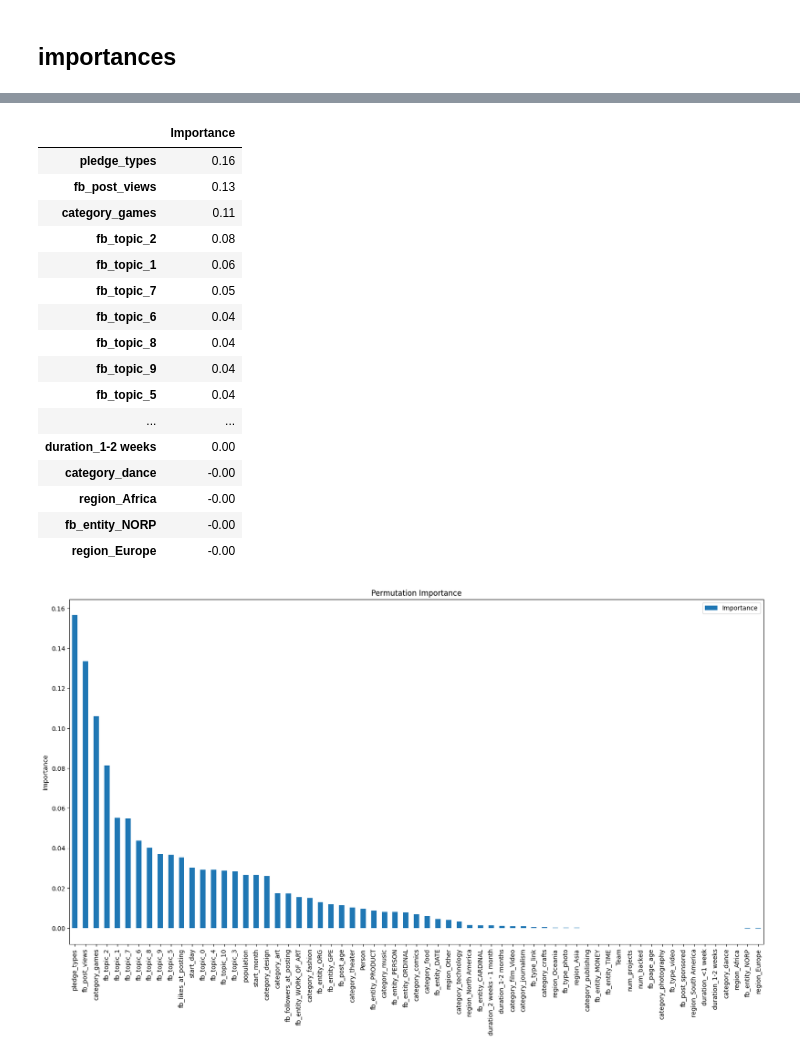
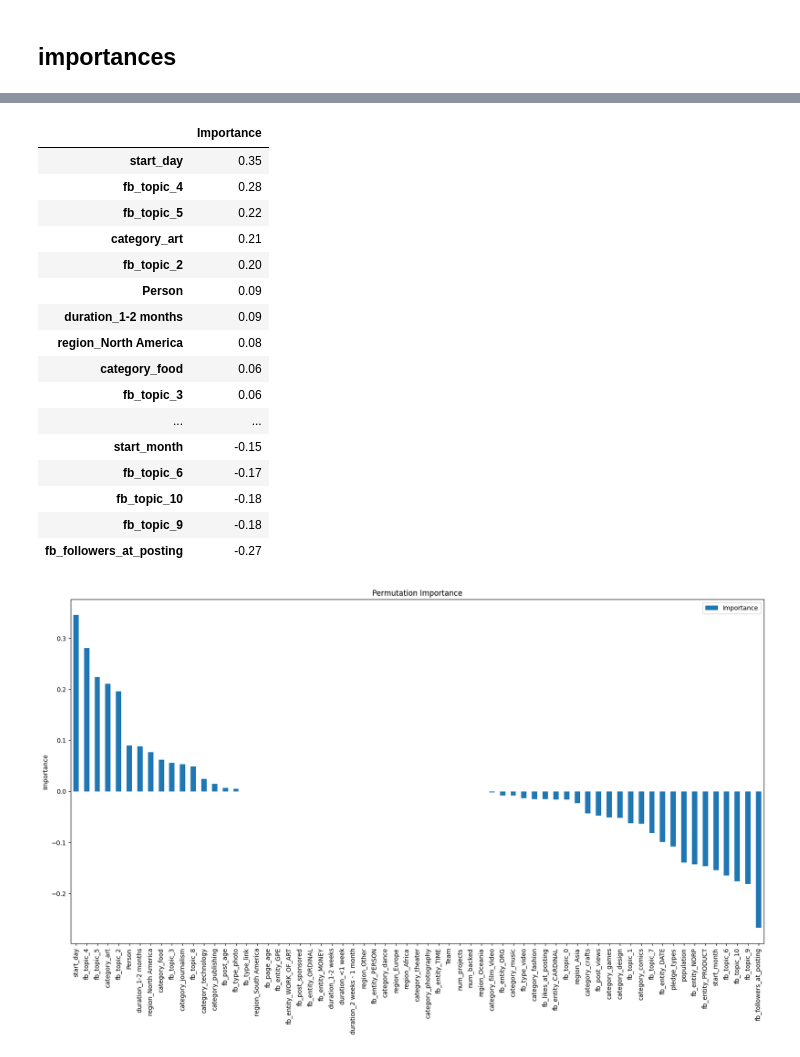
Before and after one commit to Akhil-Theerthala/Crowdfunding-Social-Media-Drivers, a Jupyter notebook: Modelling/02 - engagement_success.ipynb, the cells around one changed output, grey strips where cells are left out. Cells and saved outputs as stored; diff of their text form; code cells hidden in the pictures.

Commit message:
domain_success_perm_comb

```diff
--- a/Modelling/02 - engagement_success.ipynb
+++ b/Modelling/02 - engagement_success.ipynb
@@ -232,22 +232,3 @@ best_params, best_score
 ({'C': 100, 'kernel': 'linear'}, -0.012309475326919016)
 # %% [markdown]
 ## importances
-# %%
-domain_post = pd.read_csv('/workspaces/Crowdfunding-Social-Media-Drivers/Data/final_datasets/domain_post.csv')
-
-X_train, X_test, y_train, y_test = train_test_split(domain_post.drop(target_cols, axis=1), domain_post[target_cols],
-                                                    test_size=0.2, random_state=42, stratify=domain_post.success)
-
-# Load the scaler
-scaler = MinMaxScaler()
-#load from scaler.pkl
-# scaler = joblib.load('./02_success_engagement/domain_engagement_scaler.pkl')
-scaler = joblib.load('./02_success_engagement/domain_post_scaler.pkl')
-
-
-# Scale the training and testing data
-X_train_scaled = scaler.fit_transform(X_train)
-X_test_scaled = scaler.transform(X_test)
-
-# Load the model
-model = joblib.load('/workspaces/Crowdfunding-Social-Media-Drivers/Modelling/02_success_engagement/domain_post_num_backers.pkl')
@@ -263,21 +235,24 @@ y_test.head()
 # %%
+# Load the model
+model = joblib.load('/workspaces/Crowdfunding-Social-Media-Drivers/Modelling/02_success_engagement/domain_post_success.pkl')
+
 plot_permutation_importance(model, X_test_scaled, y_test.iloc[:,2], imp_columns=X_test.columns)
 # %% [output]
 |  | Importance |
-| pledge_types | 0.16 |
-| fb_post_views | 0.13 |
-| category_games | 0.11 |
-| fb_topic_2 | 0.08 |
-| fb_topic_1 | 0.06 |
-| fb_topic_7 | 0.05 |
-| fb_topic_6 | 0.04 |
-| fb_topic_8 | 0.04 |
-| fb_topic_9 | 0.04 |
-| fb_topic_5 | 0.04 |
+| start_day | 0.35 |
+| fb_topic_4 | 0.28 |
+| fb_topic_5 | 0.22 |
+| category_art | 0.21 |
+| fb_topic_2 | 0.20 |
+| Person | 0.09 |
+| duration_1-2 months | 0.09 |
+| region_North America | 0.08 |
+| category_food | 0.06 |
+| fb_topic_3 | 0.06 |
 | ... | ... |
-| duration_1-2 weeks | 0.00 |
-| category_dance | -0.00 |
-| region_Africa | -0.00 |
-| fb_entity_NORP | -0.00 |
-| region_Europe | -0.00 |
+| start_month | -0.15 |
+| fb_topic_6 | -0.17 |
+| fb_topic_10 | -0.18 |
+| fb_topic_9 | -0.18 |
+| fb_followers_at_posting | -0.27 |
-[figure, old version]
+[figure, new version]
```
Also changed, not shown: parts of 1 cell of this notebook, 5 other files.
